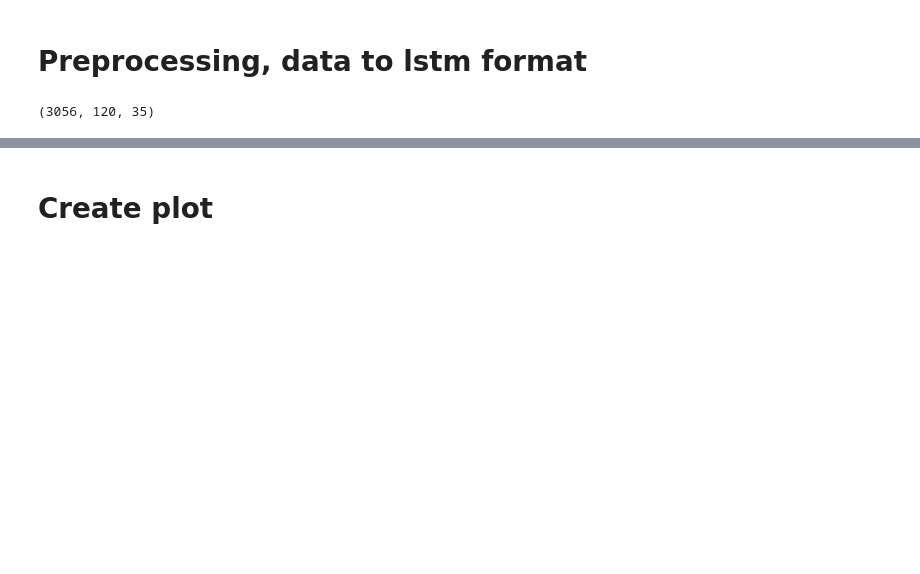
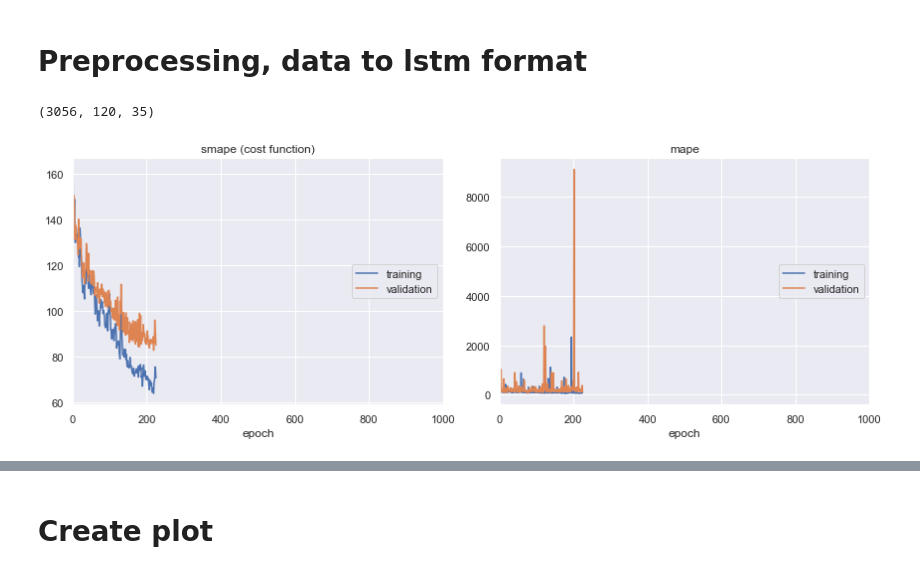
Before and after one commit to deKeijzer/KB-74-OPSCHALER, a Jupyter notebook: Personal_folders/Brian/Machine learning/CNN + LSTM.ipynb, the cells around one changed output, grey strips where cells are left out. Cells and saved outputs as stored; diff of their text form; code cells hidden in the pictures; blank space fills up the shorter version.

```diff
--- a/Personal_folders/Brian/Machine learning/CNN + LSTM.ipynb
+++ b/Personal_folders/Brian/Machine learning/CNN + LSTM.ipynb
@@ -166,14 +166,23 @@ X_train.shape
 X_train = X_train.reshape(X_train.shape[0], X_train.shape[1], X_train.shape[2], 1)
 X_test = X_test.reshape(X_test.shape[0], X_test.shape[1], X_test.shape[2], 1)
 # %%
-def abs_percentage_error(y_true, y_pred):
+def mape(y_true, y_pred):
     import keras.backend as K
     """
-    Returns the absolute value of the difference between y_true and y_pred (in percentage).
+    Returns the mean absolute percentage error.
     For examples on losses see:
     https://github.com/keras-team/keras/blob/master/keras/losses.py
     """
     return (K.abs(y_true - y_pred) / K.abs(y_pred)) * 100
+
+def smape(y_true, y_pred):
+    import keras.backend as K
+    """
+    Returns the Symmetric mean absolute percentage error.
+    For examples on losses see:
+    https://github.com/keras-team/keras/blob/master/keras/losses.py
+    """
+    return (K.abs(y_pred - y_true) / ((K.abs(y_true) + K.abs(y_pred))/2))*100
 # %%
 hidden_nodes = 35*2 # 35
 
@@ -182,7 +191,7 @@ hidden_nodes = 35*2 # 35
 # define LSTM model
 model = Sequential()
 
-model.add(Conv2D(1, kernel_size=(2, 2), input_shape=(look_back, num_features, 1)))
+model.add(Conv2D(25, kernel_size=(2, 2), input_shape=(look_back, num_features, 1)))
 model.add(MaxPooling2D(pool_size=(2, 2)))
 model.add(Flatten())
 
@@ -197,25 +206,27 @@ model = multi_gpu_model(model, gpus=num_gpu)
 # %%
 """
 Look back , 5
 nodes, 35
 
 More only makes the model more complex and harder/slower to train
 """
 
 epochs = 1000 #135
 
 # 0.05 0.9 0 True
 sgd = SGD(lr=0.05, momentum=0.9, decay=0, nesterov=True) # sgd in general yields better results, but needs a lot of tweeking and is slower
 
 # compile & fit
-model.compile(optimizer='adam', loss = ['mse'], metrics=[abs_percentage_error])
+model.compile(optimizer='adam', loss = [smape], metrics=[mape])
 
 
 early_stopping_monitor = EarlyStopping(patience=5000)
 
 
 
 model.fit(X_train, y_train, epochs=epochs, batch_size=int(len(X_train)/2), validation_data=(X_test, y_test),
          verbose=2, callbacks=[PlotLossesKeras(), early_stopping_monitor])
 
 print(model.summary())
+# %% [output]
+[figure, added]
```
Also changed, not shown: parts of 2 cells of this notebook, 3 other files.
